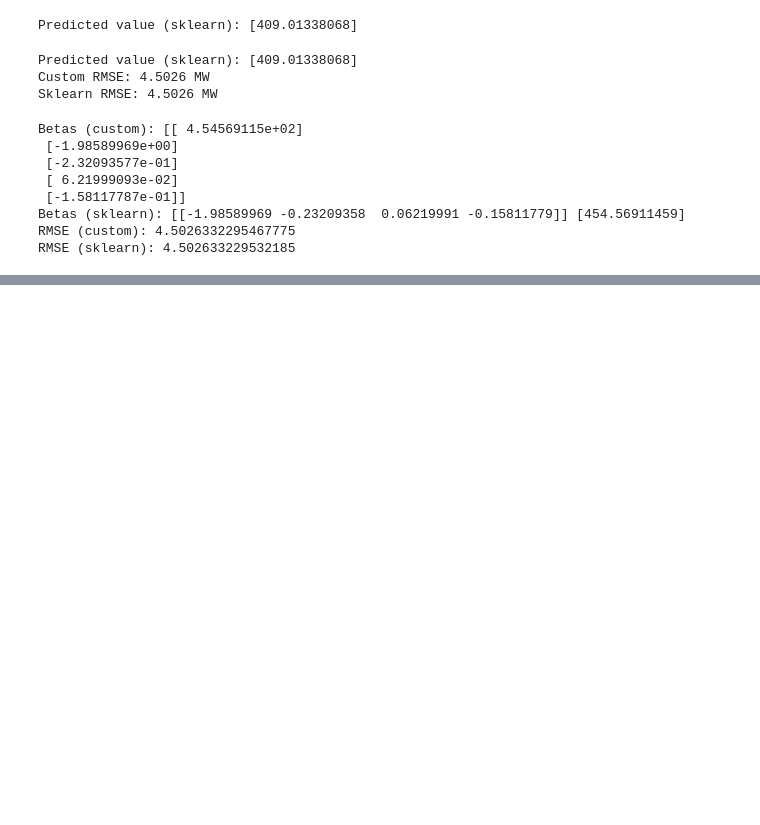
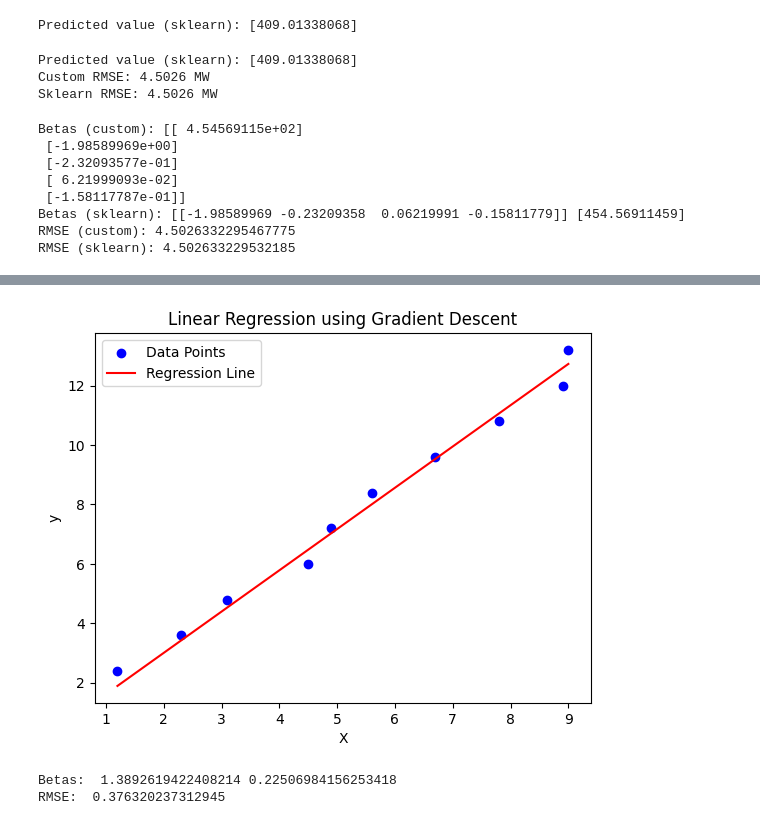
Before and after one commit to abdullaharifx/PL-Work, a Jupyter notebook: Regression-01.ipynb, the cells around one changed output, grey strips where cells are left out. Saved outputs shown, nothing was run; the diff lists cells and outputs as text; code cells hidden in the pictures; blank space fills up the shorter version.

```diff
--- a/Regression-01.ipynb
+++ b/Regression-01.ipynb
@@ -139,3 +139,23 @@ Betas (custom): [[ 4.54569115e+02]
 Betas (sklearn): [[-1.98589969 -0.23209358  0.06219991 -0.15811779]] [454.56911459]
 RMSE (custom): 4.5026332295467775
 RMSE (sklearn): 4.502633229532185
+# %%
+X = np.array([1.2, 2.3, 3.1, 4.5, 4.9, 5.6, 6.7, 7.8, 8.9, 9.0])
+y = np.array([2.4, 3.6, 4.8, 6.0, 7.2, 8.4, 9.6, 10.8, 12.0, 13.2])
+# %%
+def gradient_descent(X, y, learning_rate=0.01, num_iterations=1000):
+    m_curr = b_curr = 0.0
+    n = len(X)
+    for i in range(num_iterations):
+        y_predicted = m_curr * X + b_curr
+        error = y - y_predicted
+        cost = (1/n) * sum([val**2 for val in (error)]) # mean squared error
+        if i % 6 == 0:
+            print(f"Iteration {i}: Cost {cost}, m {m_curr}, b {b_curr}")
+        md = -(2/n) * sum(X * (error))
+        bd = -(2/n) * sum(error)
+        m_curr -= learning_rate * md
+        b_curr -= learning_rate * bd
+    return m_curr, b_curr
+# %%
+m, b = gradient_descent(X, y, learning_rate=0.001, num_iterations=100)
@@ -141,0 +180,17 @@ RMSE (sklearn): 4.502633229532185
+# %%
+y_predicted = m * X + b
+plt.scatter(X, y, color='blue', label='Data Points')
+plt.plot(X, y_predicted, color='red', label='Regression Line')
+plt.xlabel('X')
+plt.ylabel('y')
+plt.title('Linear Regression using Gradient Descent')
+plt.legend()
+plt.show()
+# comparison of betas, rmse and predictions
+print("Betas: ", m, b)
+print("RMSE: ", np.sqrt(np.mean((y - y_predicted) ** 2)))
+# --- IGNORE ---
+# %% [output]
+[figure, added]
+Betas:  1.3892619422408214 0.22506984156253418
+RMSE:  0.376320237312945
```
Also changed, not shown: parts of 6 cells of this notebook, 3 other files.
